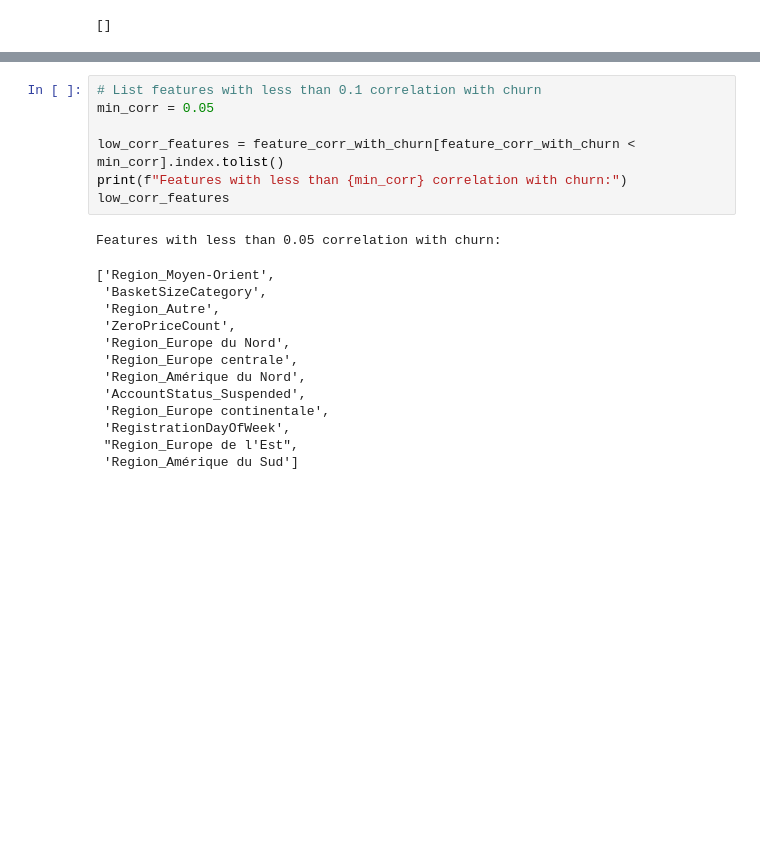
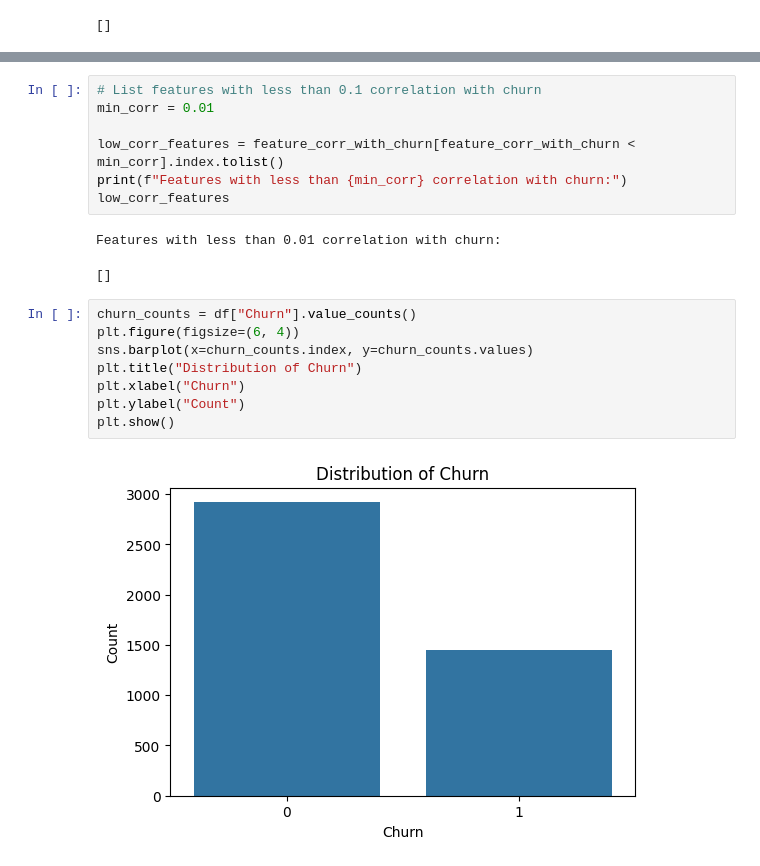
Before and after one commit to HichWaffles/ML-Project, a Jupyter notebook: notebooks/discover.ipynb, the cells around one changed output, grey strips where cells are left out. Cells and saved outputs as stored; diff of their text form; blank space fills up the shorter version.

```diff
--- a/notebooks/discover.ipynb
+++ b/notebooks/discover.ipynb
@@ -147,21 +149,20 @@ Text(0.5, 1.0, 'Feature Correlation with Churn')
 # %%
 # List features with less than 0.1 correlation with churn
-min_corr = 0.05
+min_corr = 0.01
 
 low_corr_features = feature_corr_with_churn[feature_corr_with_churn < min_corr].index.tolist()
 print(f"Features with less than {min_corr} correlation with churn:")
 low_corr_features
 # %% [output]
-Features with less than 0.05 correlation with churn:
+Features with less than 0.01 correlation with churn:
-['Region_Moyen-Orient',
- 'BasketSizeCategory',
- 'Region_Autre',
- 'ZeroPriceCount',
- 'Region_Europe du Nord',
- 'Region_Europe centrale',
- 'Region_Amérique du Nord',
- 'AccountStatus_Suspended',
- 'Region_Europe continentale',
- 'RegistrationDayOfWeek',
- "Region_Europe de l'Est",
- 'Region_Amérique du Sud']
+[]
+# %%
+churn_counts = df["Churn"].value_counts()
+plt.figure(figsize=(6, 4))
+sns.barplot(x=churn_counts.index, y=churn_counts.values)
+plt.title("Distribution of Churn")
+plt.xlabel("Churn")
+plt.ylabel("Count")
+plt.show()
+# %% [output]
+[figure, added]
```
Also changed, not shown: parts of 6 cells of this notebook, 13 other files.
